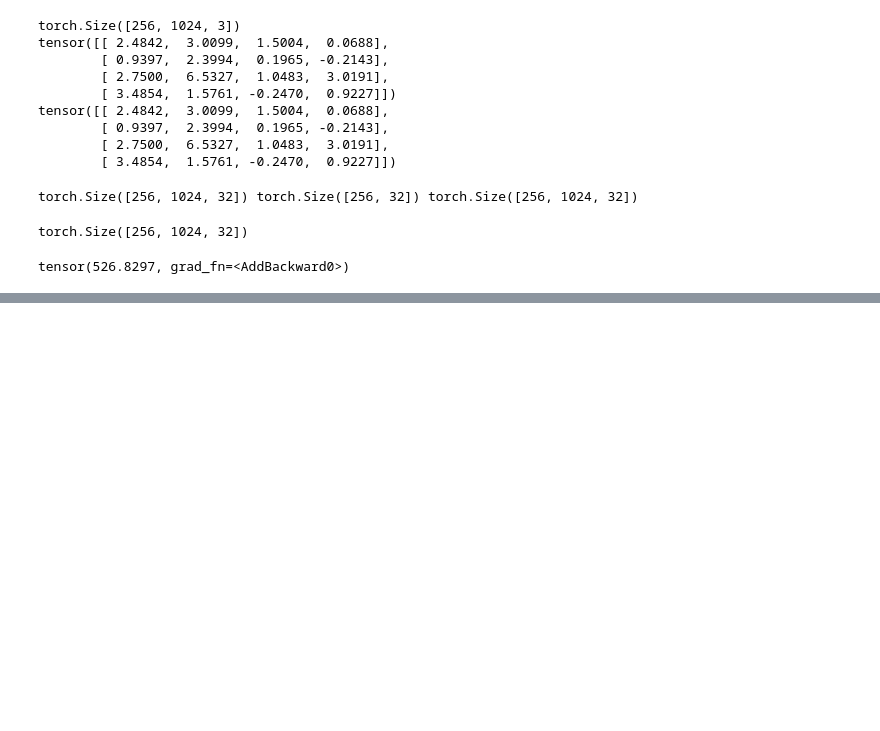
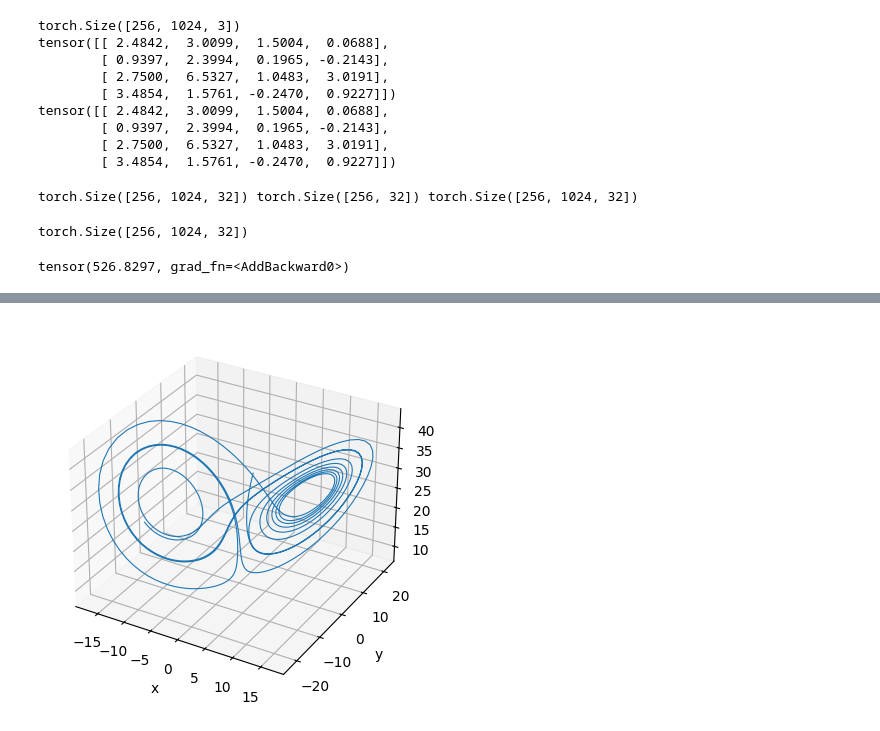
Before and after one commit to conancarrow/TMPSGenevaZabaras, a Jupyter notebook: autoencoder_training.ipynb, the cells around one changed output, grey strips where cells are left out. Saved outputs shown, nothing was run; the diff lists cells and outputs as text; code cells hidden in the pictures; blank space fills up the shorter version.

```diff
--- a/autoencoder_training.ipynb
+++ b/autoencoder_training.ipynb
@@ -231,0 +461,11 @@ Autoencoder().koopman_matrix[:6,:6]
+# %%
+# Plot 3D trajectory
+fig = plt.figure()
+ax = fig.add_subplot(111, projection='3d')
+ax.plot(predtraj[:, 0], predtraj[:, 1], predtraj[:, 2], lw=0.8)
+ax.set_xlabel("x")
+ax.set_ylabel("y")
+ax.set_zlabel("z")
+plt.show()
+# %% [output]
+[figure, added]
```
Also changed, not shown: parts of 22 cells of this notebook.
